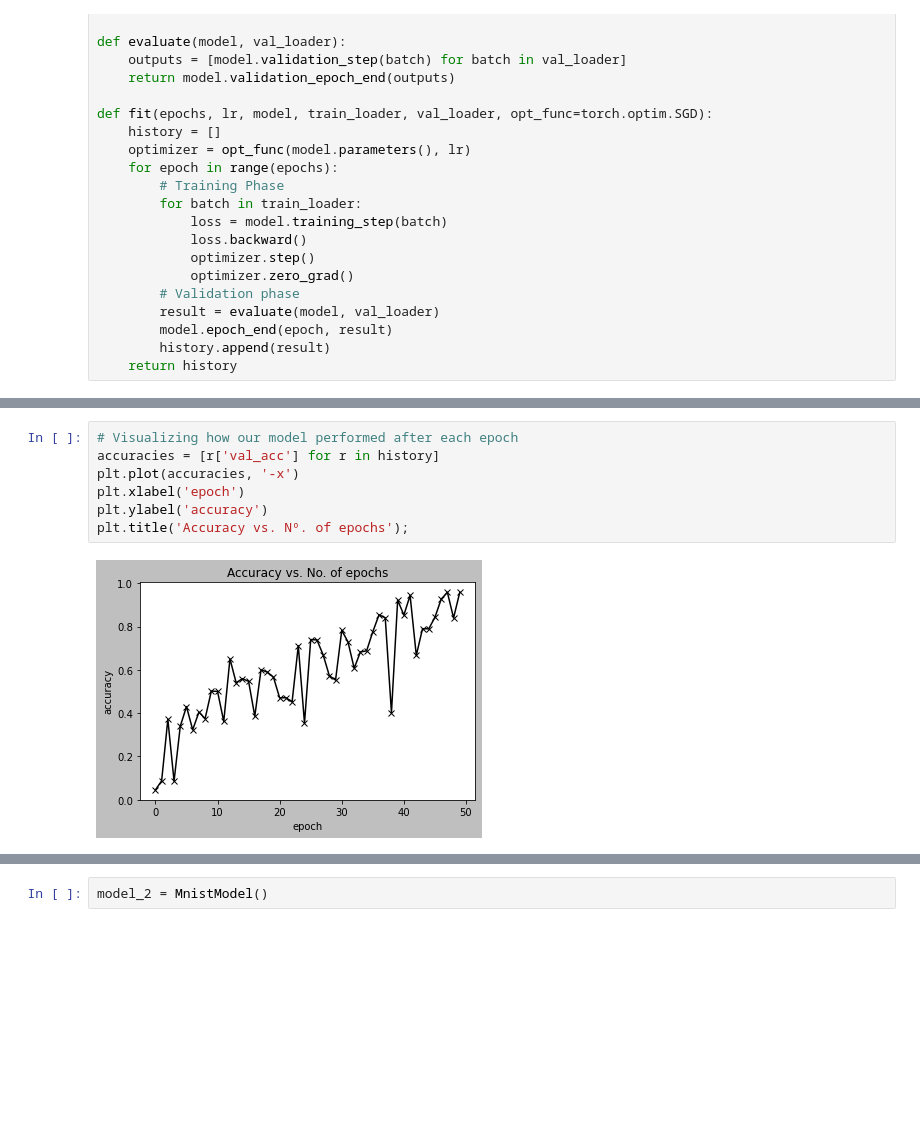
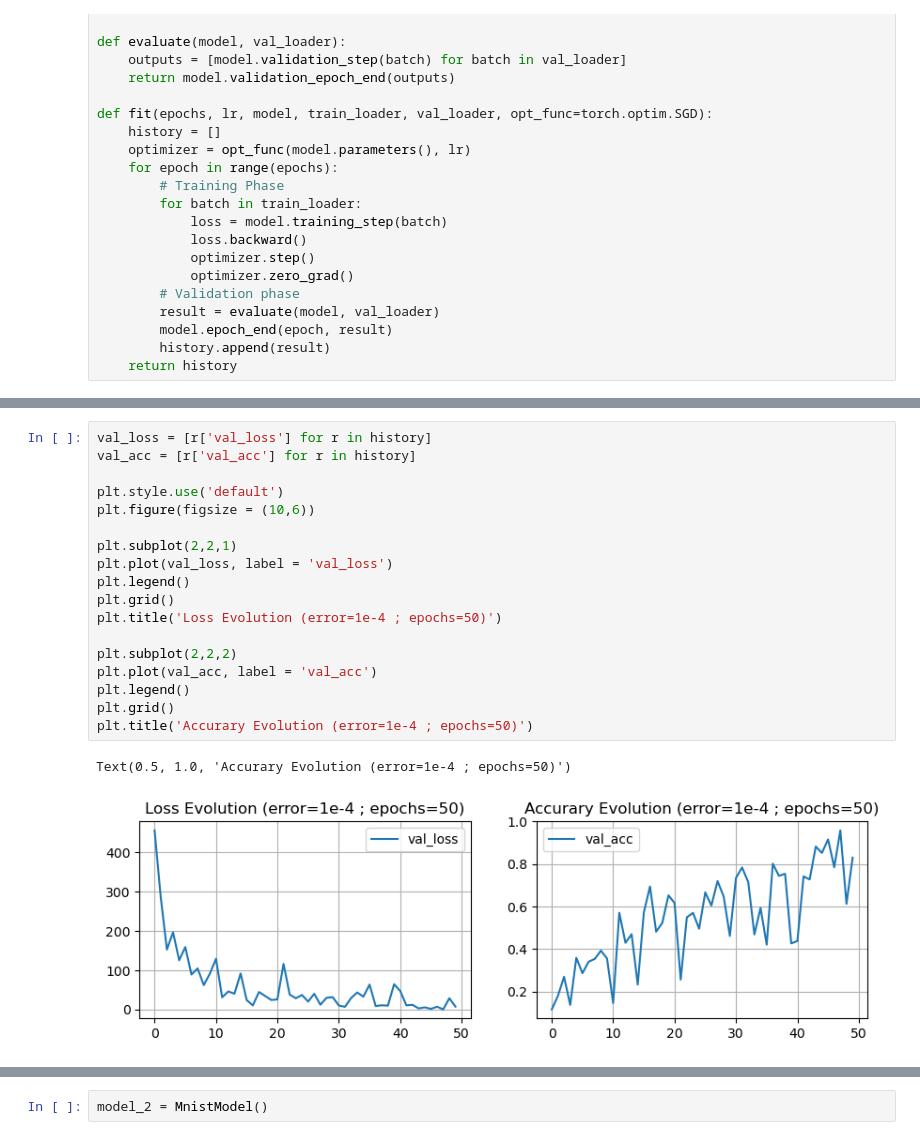
Before and after one commit to renatovalente5/AA-Projs, a Jupyter notebook: mainLogisticRegression.ipynb, the cells around one changed output, grey strips where cells are left out. Drawn from its saved outputs; the diff is of its cells as text; blank space fills up the shorter version.

```diff
--- a/mainLogisticRegression.ipynb
+++ b/mainLogisticRegression.ipynb
@@ -179,12 +178,24 @@ Epoch [49], val_loss: 0.3642, val_acc: 0.9583
-# %%
-# Visualizing how our model performed after each epoch
-accuracies = [r['val_acc'] for r in history]
-plt.plot(accuracies, '-x')
-plt.xlabel('epoch')
-plt.ylabel('accuracy')
-plt.title('Accuracy vs. Nº. of epochs');
-# %% [output]
-[figure, removed]
+# %%
+val_loss = [r['val_loss'] for r in history]
+val_acc = [r['val_acc'] for r in history]
+
+plt.style.use('default')
+plt.figure(figsize = (10,6))
+
+plt.subplot(2,2,1)
+plt.plot(val_loss, label = 'val_loss')
+plt.legend()
+plt.grid()
+plt.title('Loss Evolution (error=1e-4 ; epochs=50)')
+
+plt.subplot(2,2,2)
+plt.plot(val_acc, label = 'val_acc')
+plt.legend()
+plt.grid()
+plt.title('Accurary Evolution (error=1e-4 ; epochs=50)')
+# %% [output]
+Text(0.5, 1.0, 'Accurary Evolution (error=1e-4 ; epochs=50)')
+[figure, added]
 # %%
 # Evaluate on test dataset
 result = evaluate(model, test_loader)
```
Also changed, not shown: parts of 24 cells of this notebook.
